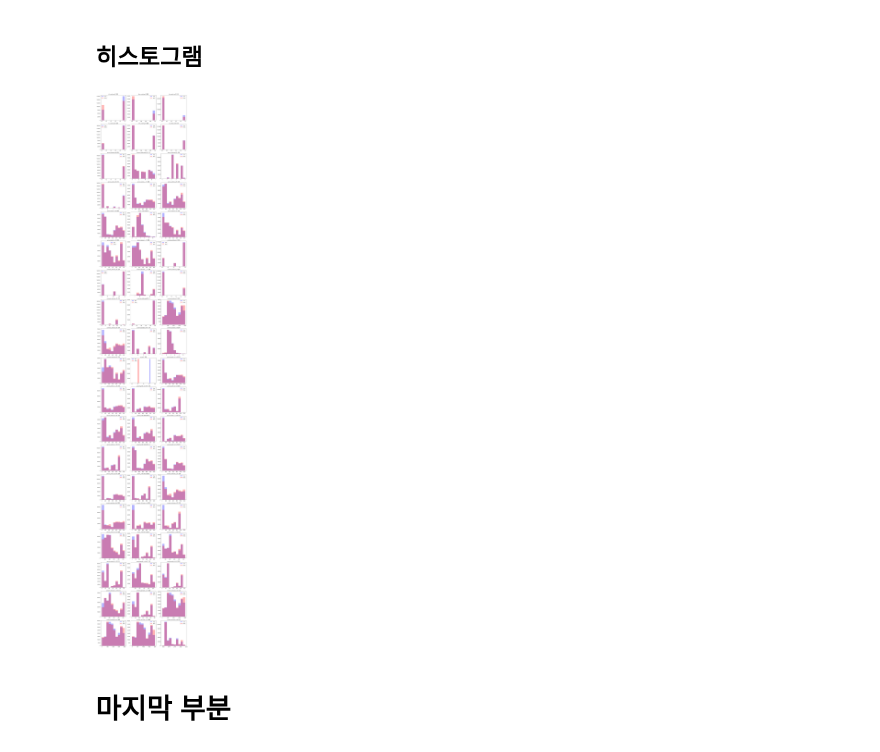
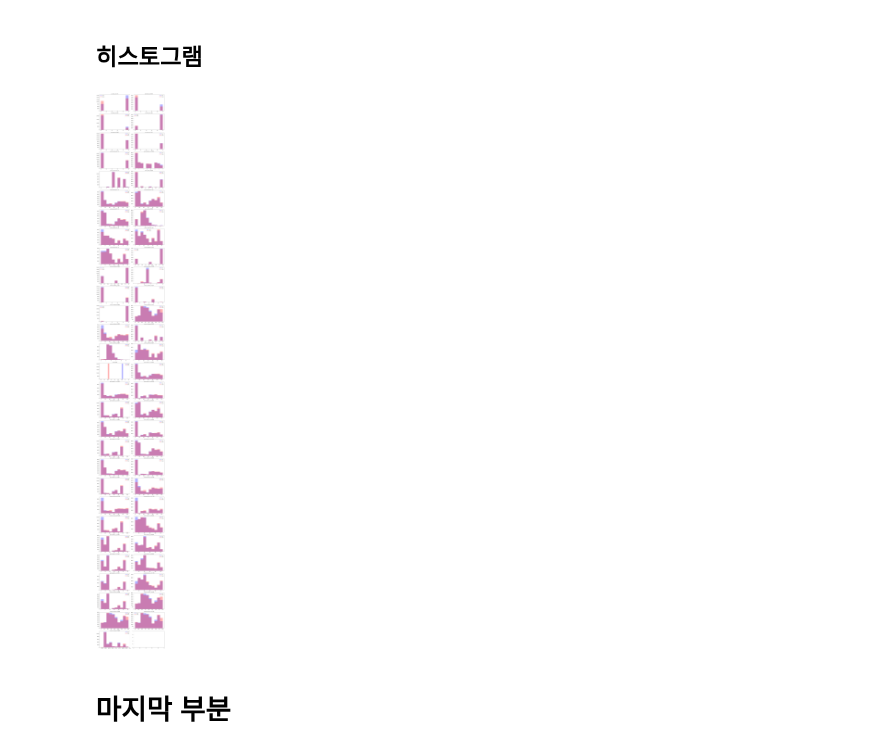
Before and after one commit to kbjung/Dacon, a Jupyter notebook: TP2(잡케어)/02_데이터분석/02-01_분석ver0.5.ipynb, the cells around one changed output. Saved outputs shown, nothing was run; the diff lists cells and outputs as text; code cells hidden in the pictures.

```diff
--- a/TP2(잡케어)/02_데이터분석/02-01_분석ver0.5.ipynb
+++ b/TP2(잡케어)/02_데이터분석/02-01_분석ver0.5.ipynb
@@ -692,26 +760,27 @@ for col in tqdm(train_target_true.columns[25:27]):
 train_target_true = train_target_true.astype(int)
 train_target_false = train_target_false.astype(int)
 # %%
-fig, axes = plt.subplots(19, 3, figsize=(15,90))
+fig, axes = plt.subplots(29, 2, figsize=(15,120))
 ax = axes.ravel()
 i = 0
 for col in tqdm(train_target_true.columns):
 
     x0 = train_target_false[col]
     x1 = train_target_true[col]
 
     ax[i].set_title(f'{col}의 분포')
 
     ax[i].tick_params(axis="x", labelsize=12)
     ax[i].tick_params(axis="y", labelsize=12)
 
     ax[i].hist(x1, color='blue', label='True', alpha=0.3)
     ax[i].hist(x0, color='red', label='False', alpha=0.3)
 
     ax[i].legend(fontsize=12)
     i += 1
 plt.tight_layout()
+# 14s
 # %% [output]
-[figure, old version]
+[figure, new version]
 # %% [markdown]
 # 마지막 부분
```
Also changed, not shown: parts of 7 cells of this notebook.
